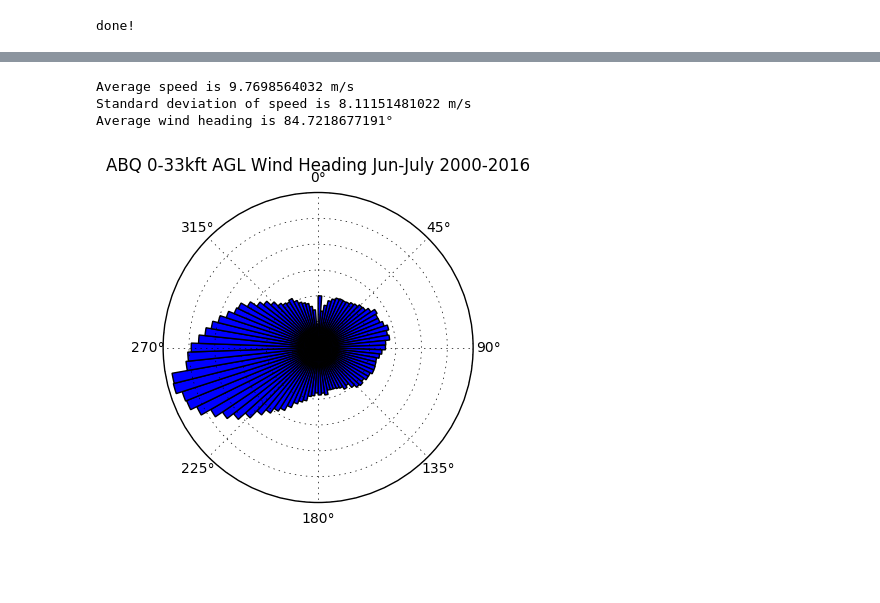
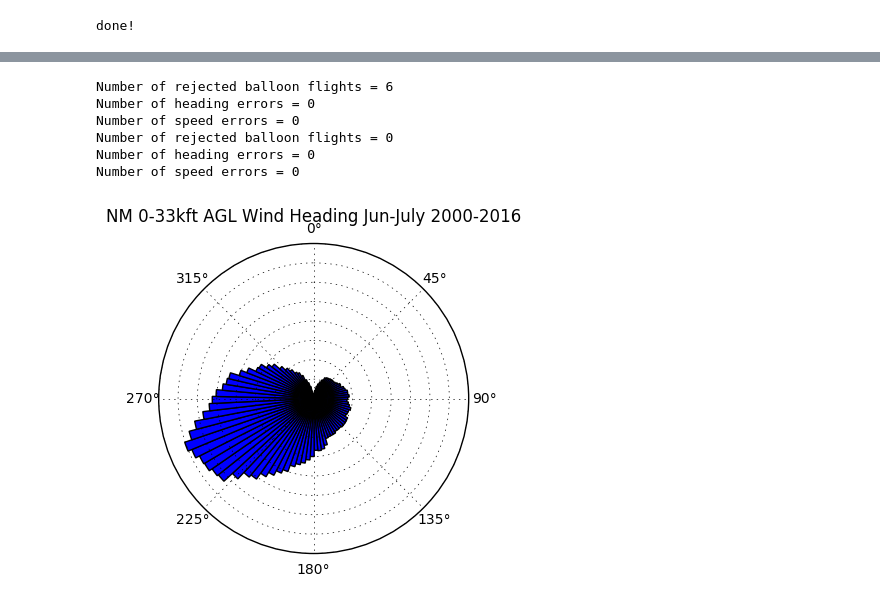
Before and after one commit to stanford-ssi/rockets-irec, a Jupyter notebook: Airframe_Design/windanalysis.ipynb, the cells around one changed output, grey strips where cells are left out. Cells and saved outputs as stored; diff of their text form; code cells hidden in the pictures; blank space fills up the shorter version.

Commit message:
Perform weighted average to combine Albuquerque and Santa Teresa data Write results to csv file with MATLAB friendly formatting TODO: use circular averaging for heading data

```diff
--- a/Airframe_Design/windanalysis.ipynb
+++ b/Airframe_Design/windanalysis.ipynb
@@ -148,39 +148,39 @@ Number of speed errors = 0
-# %%
-max_index = int((33000*0.3048 - 1700)//100 + 1)
-average_speed = np.mean(speed[:][:][:][0:max_index])
-stddev_speed = np.std(speed[:][:][:][0:max_index])
-print('Average speed is ' + str(average_speed) + ' m/s')
-print('Standard deviation of speed is ' + str(stddev_speed) + ' m/s')
-average_angle = np.rad2deg(np.arctan(np.sum(np.sin(np.deg2rad(heading[:][:][:][0:max_index]))) /
-                                     np.sum(np.cos(np.deg2rad(heading[:][:][:][0:max_index])))))
-print('Average wind heading is ' + str(average_angle) + '°')
-# this calculated result doesn't match the graphical result below
-# %% [output]
-Average speed is 9.7698564032 m/s
-Standard deviation of speed is 8.11151481022 m/s
-Average wind heading is 84.7218677191°
+# %%
+ST_data = import_data('ST_IGRA_snippedoutput.txt', 60000*0.3048)
+ABQ_data = import_data('ABQ_IGRA_snippedoutput.txt', 60000*0.3048)
+# %% [output]
+Number of rejected balloon flights = 6
+Number of heading errors = 0
+Number of speed errors = 0
+Number of rejected balloon flights = 0
+Number of heading errors = 0
+Number of speed errors = 0
+# %%
+ABQ_dist = 230.65    # ABQ is 230.65km from Spaceport America
+ST_dist = 126.01     # ST is 126.01km from Spaceport America
+total_dist = ABQ_dist + ST_dist
+
+speed = (ST_dist/(total_dist))*ABQ_data[0] + (ABQ_dist/(total_dist))*ST_data[0]
+heading = (ST_dist/(total_dist))*ABQ_data[1] + (ABQ_dist/(total_dist))*ST_data[1]
+heading = heading % 360
+# averaging heading in this manner is totally incorrect. TODO: need circular algorithm
 # %%
 max_index = int((33000*0.3048 - 1700)//100 + 1)
 prob, theta, _ = plt.hist(np.ravel(heading[:][:][:][0:max_index]), bins=90, normed=True)
-#plt.title('ABQ 0-33kft AGL Wind Heading Jun-July 2000-2016')
-#plt.xlabel('Wind Heading (°)')
-#plt.ylabel('Probability')
-#plt.xlim(0,360)
-#plt.ylim(0,0.02)
-#plt.show()
 
 theta = np.deg2rad(theta[:-1])
-prob[0] = 0.002
+prob[0] = 0.0001        # override probability of heading = 0 to 0.002. Produces excessive spike otherwise.
+                        # more correct solution is to remove all entries with heading of exactly zero from dataset
 max_height = 0.01
 
 width = (2*np.pi) / len(theta)
 ax = plt.subplot(111, polar=True)
 bars = ax.bar(theta, prob, width=width)
 ax.set_theta_zero_location("N")
 ax.set_theta_direction(-1)
 ax.axes.get_yaxis().set_ticklabels([])
-ax.set_title('ABQ 0-33kft AGL Wind Heading Jun-July 2000-2016')
+ax.set_title('NM 0-33kft AGL Wind Heading Jun-July 2000-2016')
 
 plt.show()
 # %% [output]
-[figure, old version]
+[figure, new version]
```
Also changed, not shown: parts of 9 cells of this notebook, 2 other files.
